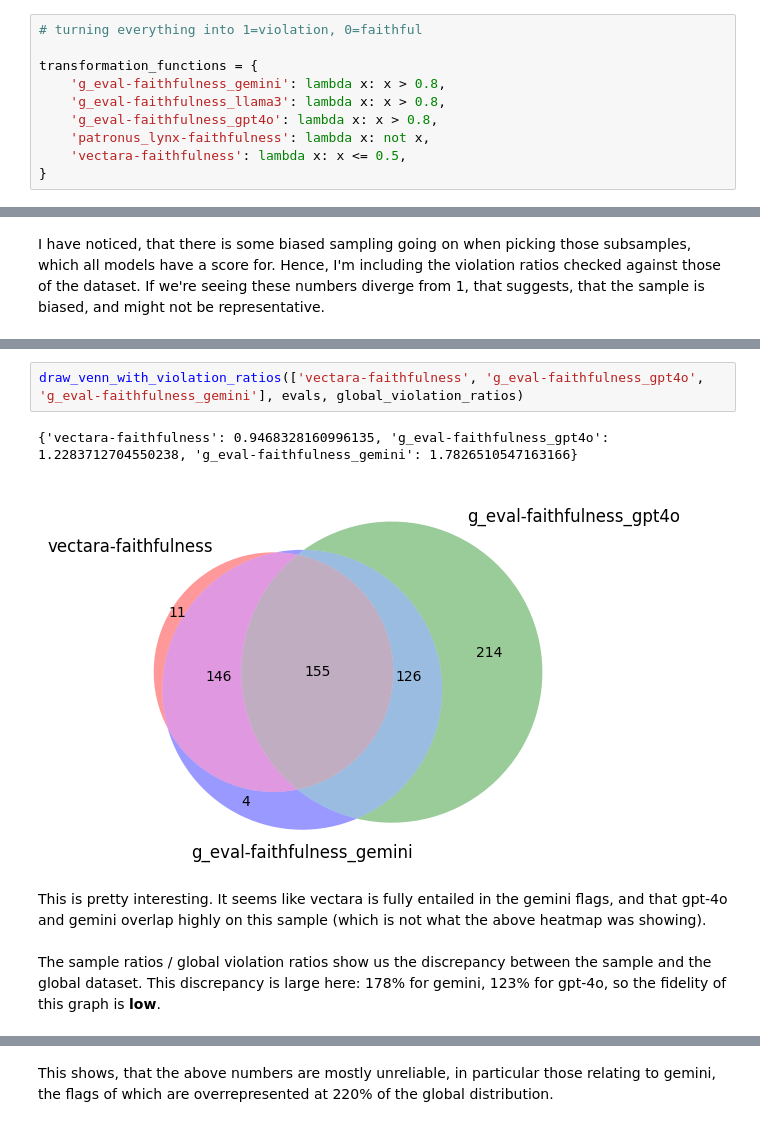
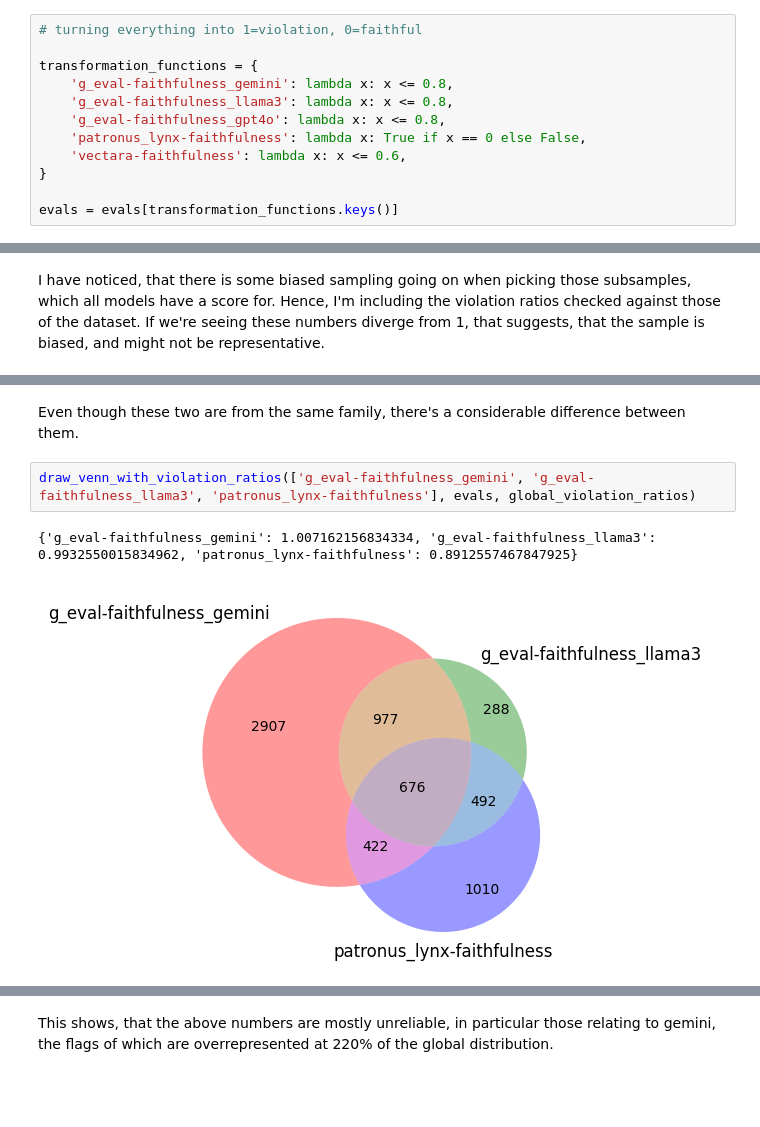
Before and after one commit to climatepolicyradar/document-qa-prototype, a Jupyter notebook: notebooks/faithfulness_experiment_analysis.ipynb, the cells around one changed output, grey strips where cells are left out. Cells and saved outputs as stored; diff of their text form; blank space fills up the shorter version.

```diff
--- a/notebooks/faithfulness_experiment_analysis.ipynb
+++ b/notebooks/faithfulness_experiment_analysis.ipynb
@@ -109,12 +109,14 @@ I messed up on the prompting for g-eval, because that now outputs 5 for violatio
 # turning everything into 1=violation, 0=faithful
 
 transformation_functions = {
-    'g_eval-faithfulness_gemini': lambda x: x > 0.8,
-    'g_eval-faithfulness_llama3': lambda x: x > 0.8,
-    'g_eval-faithfulness_gpt4o': lambda x: x > 0.8,
-    'patronus_lynx-faithfulness': lambda x: not x,
-    'vectara-faithfulness': lambda x: x <= 0.5,
+    'g_eval-faithfulness_gemini': lambda x: x <= 0.8,
+    'g_eval-faithfulness_llama3': lambda x: x <= 0.8,
+    'g_eval-faithfulness_gpt4o': lambda x: x <= 0.8,
+    'patronus_lynx-faithfulness': lambda x: True if x == 0 else False,
+    'vectara-faithfulness': lambda x: x <= 0.6,
 }
+
+evals = evals[transformation_functions.keys()]
 # %%
 for col in evals.columns:
     evals[col] = evals[col].apply(lambda x: None if pd.isna(x) else int(transformation_functions[col](x)))
@@ -196,9 +284,7 @@ draw_venn_with_violation_ratios(['g_eval-faithfulness_llama3', 'patronus_lynx-fa
+# %% [markdown]
+Even though these two are from the same family, there's a considerable difference between them.
 # %%
-draw_venn_with_violation_ratios(['vectara-faithfulness', 'g_eval-faithfulness_gpt4o', 'g_eval-faithfulness_gemini'], evals, global_violation_ratios)
+draw_venn_with_violation_ratios(['g_eval-faithfulness_gemini', 'g_eval-faithfulness_llama3', 'patronus_lynx-faithfulness'], evals, global_violation_ratios)
 # %% [output]
-{'vectara-faithfulness': 0.9468328160996135, 'g_eval-faithfulness_gpt4o': 1.2283712704550238, 'g_eval-faithfulness_gemini': 1.7826510547163166}
+{'g_eval-faithfulness_gemini': 1.007162156834334, 'g_eval-faithfulness_llama3': 0.9932550015834962, 'patronus_lynx-faithfulness': 0.8912557467847925}
-[figure, old version]
+[figure, new version]
-# %% [markdown]
-This is pretty interesting. It seems like vectara is fully entailed in the gemini flags, and that gpt-4o and gemini overlap highly on this sample (which is not what the above heatmap was showing).
-<br><br>
-The sample ratios / global violation ratios show us the discrepancy between the sample and the global dataset. This discrepancy is large here: 178% for gemini, 123% for gpt-4o, so the fidelity of this graph is **low**.
```
Also changed, not shown: parts of 35 cells of this notebook.
